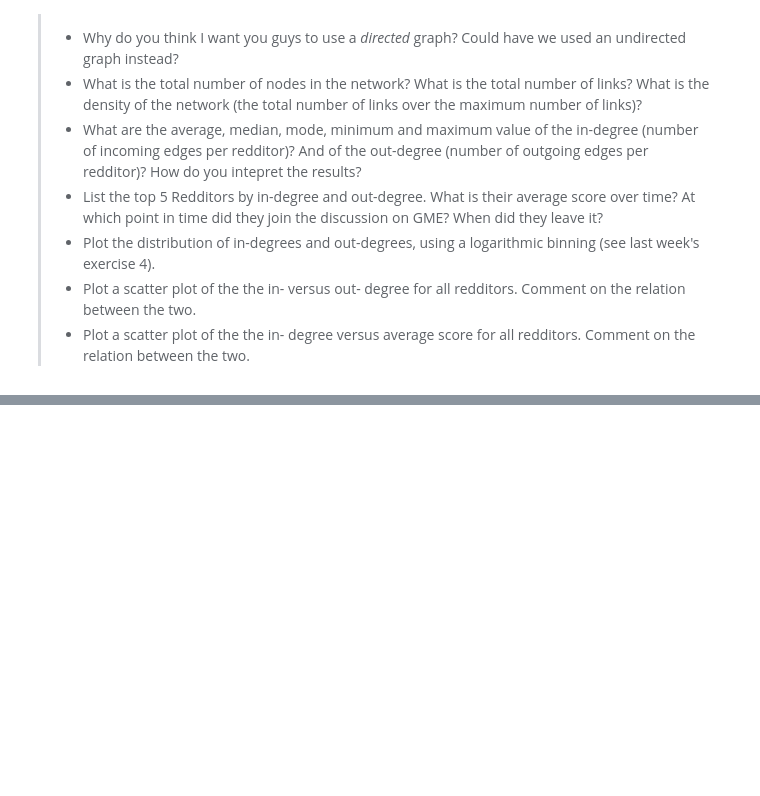
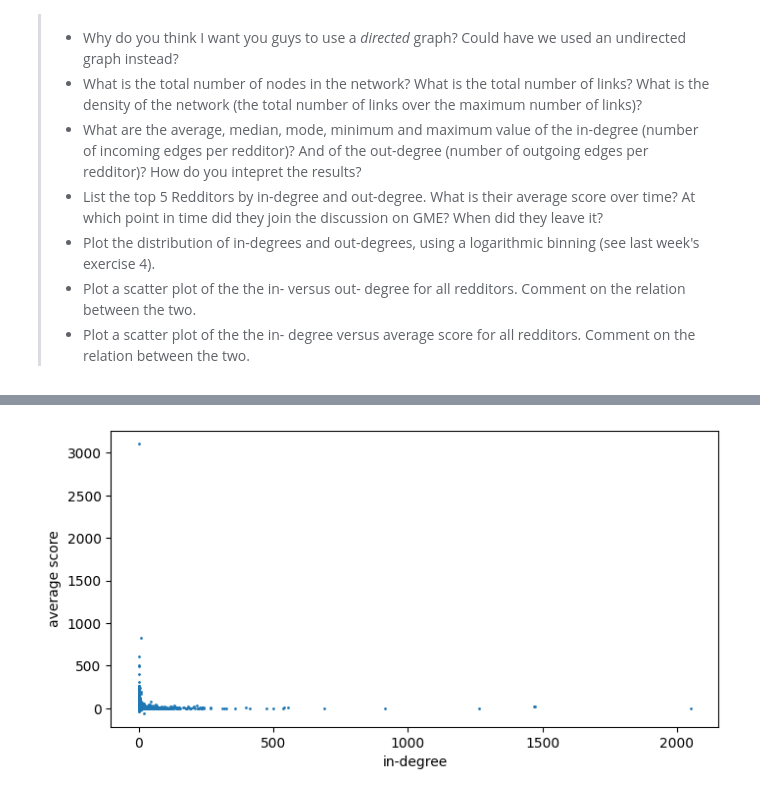
Before and after one commit to AronDJacobsen/02467-ComSocSci, a Jupyter notebook: personal_albert/week3/Week3.ipynb, the cells around one changed output, grey strips where cells are left out. Cells and saved outputs as stored; diff of their text form; code cells hidden in the pictures; blank space fills up the shorter version.

```diff
--- a/personal_albert/week3/Week3.ipynb
+++ b/personal_albert/week3/Week3.ipynb
@@ -528,0 +651,16 @@ We begin with a preliminary analysis of the network.
+# %%
+# group by commment authors and constrain Graph to the ones occuring in here
+author_score_means = comments.groupby('author').score.mean()
+author_check = temp.name.isin(author_score_means.index)
+
+# calculate avg. scores
+avg_scores = pd.Series([author_score_means[name] for name in tqdm(temp[author_check].name)])
+
+# plot figure
+fig, ax = plt.subplots(figsize=((8,4)), dpi=100)
+ax.scatter(temp[author_check].in_degree, avg_scores, s=1)
+ax.set_xlabel('in-degree')
+ax.set_ylabel('average score')
+plt.show()
+# %% [output]
+[figure, added]
```
Also changed, not shown: parts of 11 cells of this notebook, 1 other file.
